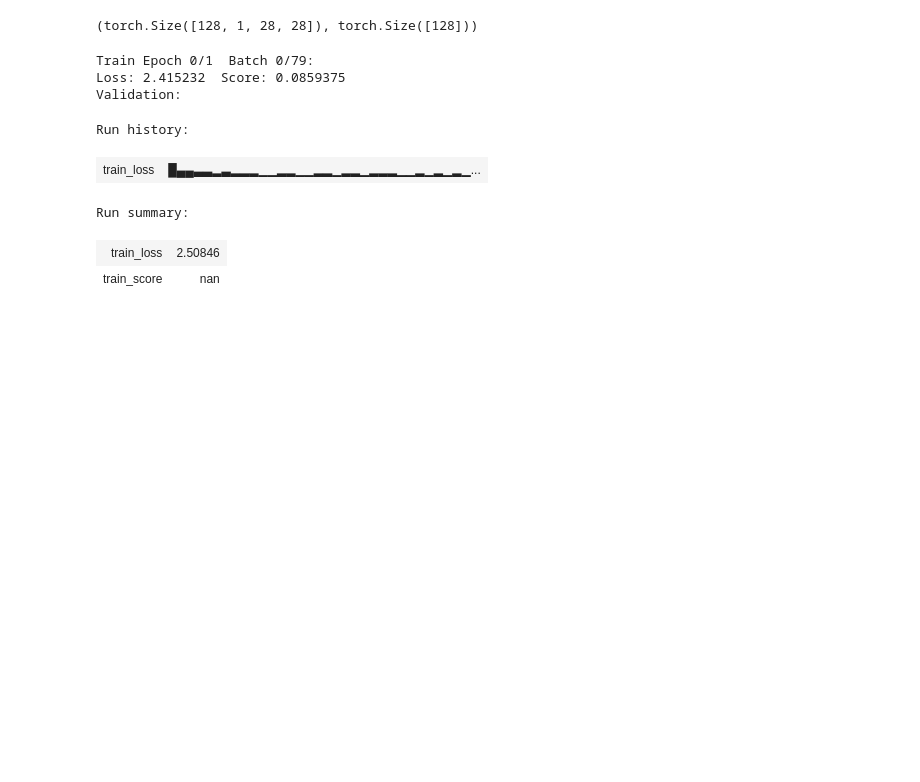
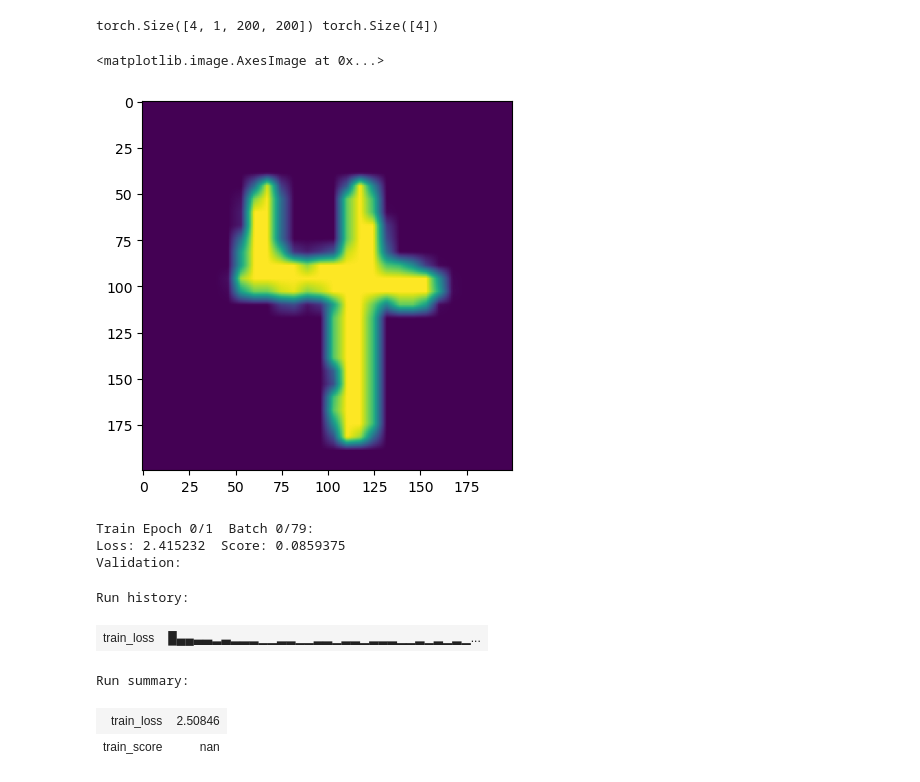
Before and after one commit to Boris-Shev/train_framework_CNN, a Jupyter notebook: main.ipynb, the cells around one changed output. Saved outputs shown, nothing was run; the diff lists cells and outputs as text; code cells hidden in the pictures; blank space fills up the shorter version.

```diff
--- a/main.ipynb
+++ b/main.ipynb
@@ -14,6 +14,6 @@ from data.get_data import get_dataloader
 # %%
 run = wandb.init(project="test")
 # %%
-tr, val, te = get_dataloader(dataset='MNIST', batch_size=128, num_workers=4)
+tr, val, te = get_dataloader(dataset='MNIST', batch_size=4, num_workers=4, img_height=200, img_width=200)
 len(tr), len(val), len(te)
 # %% [output]
@@ -52,11 +21,15 @@ Extracting data\datasets\MNIST\raw\t10k-labels-idx1-ubyte.gz to data\datasets\MN
 # %%
 for i in tr:
     img, label = i
     break
 
-img.shape, label.shape
+print(img.shape, label.shape)
+
+plt.imshow(img[0].permute(1, 2, 0))
 # %% [output]
-(torch.Size([128, 1, 28, 28]), torch.Size([128]))
+torch.Size([4, 1, 200, 200]) torch.Size([4])
+<matplotlib.image.AxesImage at 0x...>
+[figure, added]
 # %%
 device = "cuda" if torch.cuda.is_available() else "cpu"
 model = LeNet(num_channels=3).to(device)
```
Also changed, not shown: parts of 3 cells of this notebook, 1 other file.
